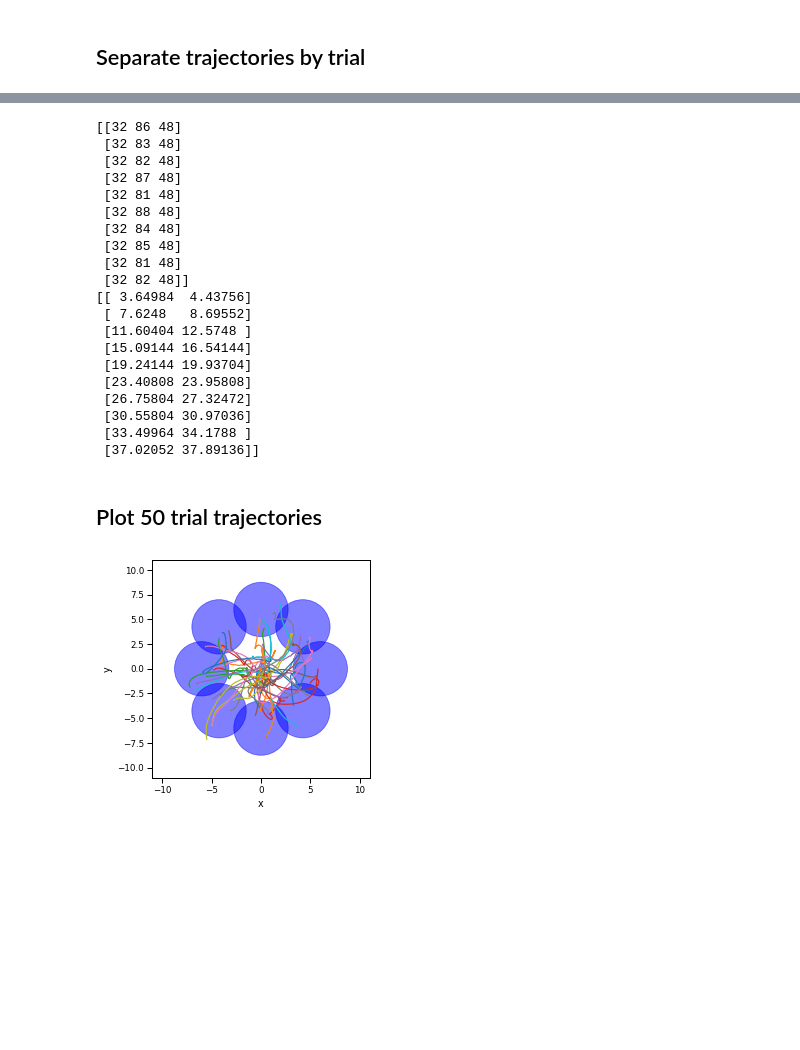
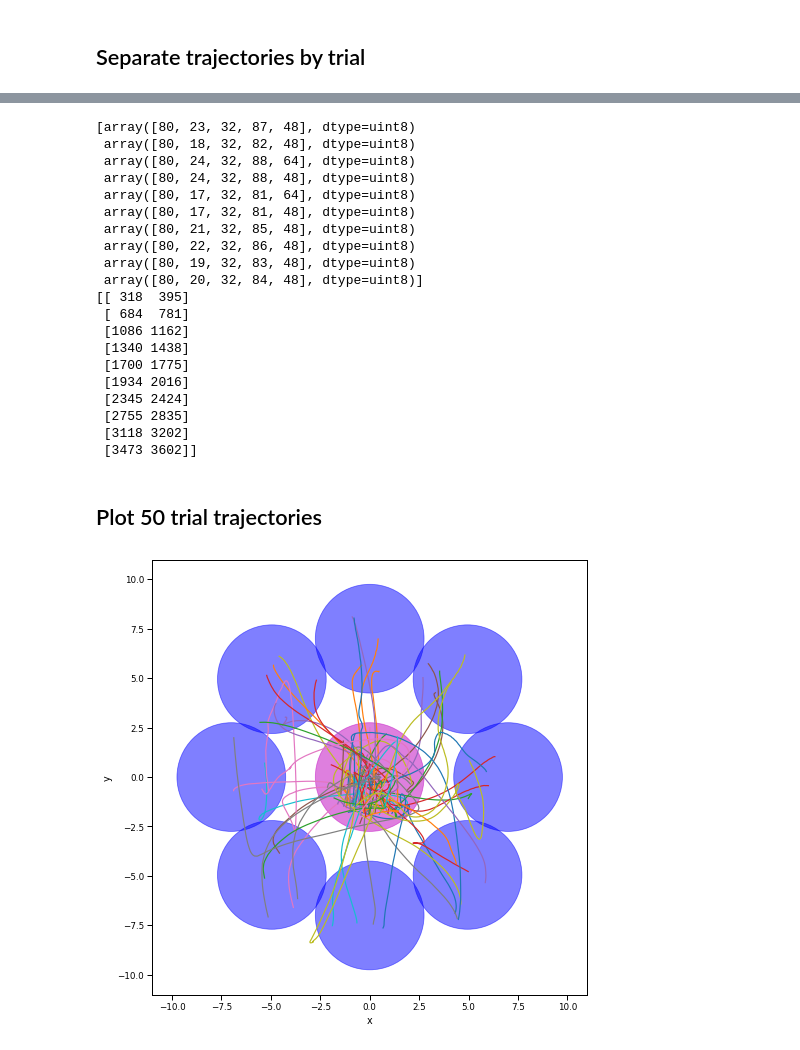
Before and after one commit to aolabNeuro/analyze, a Jupyter notebook: docs/source/examples/kinematics-demo.ipynb, the cells around one changed output, grey strips where cells are left out. Saved outputs shown, nothing was run; the diff lists cells and outputs as text; code cells hidden in the pictures; blank space fills up the shorter version.

Commit message:
update kinematics example

```diff
--- a/docs/source/examples/kinematics-demo.ipynb
+++ b/docs/source/examples/kinematics-demo.ipynb
@@ -39,6 +43,6 @@ for e in entries:
 # %%
-# pick number 2003
-e = entries[-2]
+# pick number 2139
+e = entries[-1]
 raw_files = e.get_data_files_dict(data_dir)
 preprocessed_filename = "preprocessed_te" + str(e.id) + ".hdf"
 
@@ -106,49 +110,51 @@ print(events.dtype)
 [('time', '<u8'), ('event', 'S32'), ('data', '<u4'), ('code', 'u1'), ('timestamp_bmi3d', '<f8'), ('timestamp_sync', '<f8'), ('timestamp', '<f8')]
 # %%
 event_names = events['event']
-event_times = clock['timestamp_measure_offline'][events['time']] - exp_metadata['bmi3d_start_time'] # this is confusing
-trial_segments, trial_times = aopy.preproc.get_trial_segments(events['code'], event_times, [CENTER_TARGET_OFF], [REWARD])
+event_cycles = events['time'] # confusingly, 'time' here refers to cycle count
+trial_segments, trial_times = aopy.preproc.get_trial_segments(events['code'], event_cycles, [CURSOR_ENTER_CENTER_TARGET], [REWARD, HOLD_PENALTY, DELAY_PENALTY])
 trial_segments = np.array(trial_segments)
 print(trial_segments[:10])
 print(trial_times[:10])
 # %% [output]
-[[32 86 48]
- [32 83 48]
- [32 82 48]
- [32 87 48]
- [32 81 48]
- [32 88 48]
- [32 84 48]
- [32 85 48]
- [32 81 48]
- [32 82 48]]
-[[ 3.64984  4.43756]
- [ 7.6248   8.69552]
- [11.60404 12.5748 ]
- [15.09144 16.54144]
- [19.24144 19.93704]
- [23.40808 23.95808]
- [26.75804 27.32472]
- [30.55804 30.97036]
- [33.49964 34.1788 ]
- [37.02052 37.89136]]
+[array([80, 23, 32, 87, 48], dtype=uint8)
+ array([80, 18, 32, 82, 48], dtype=uint8)
+ array([80, 24, 32, 88, 64], dtype=uint8)
+ array([80, 24, 32, 88, 48], dtype=uint8)
+ array([80, 17, 32, 81, 64], dtype=uint8)
+ array([80, 17, 32, 81, 48], dtype=uint8)
+ array([80, 21, 32, 85, 48], dtype=uint8)
+ array([80, 22, 32, 86, 48], dtype=uint8)
+ array([80, 19, 32, 83, 48], dtype=uint8)
+ array([80, 20, 32, 84, 48], dtype=uint8)]
+[[ 318  395]
+ [ 684  781]
+ [1086 1162]
+ [1340 1438]
+ [1700 1775]
+ [1934 2016]
+ [2345 2424]
+ [2755 2835]
+ [3118 3202]
+ [3473 3602]]
 # %%
-cursor_trajectories = aopy.preproc.get_data_segments(cursor_kinematics, trial_times, exp_metadata['fps'])
-hand_trajectories = aopy.preproc.get_data_segments(hand_kinematics, trial_times, exp_metadata['fps'])
+trial_indices = [range(t[0], t[1]) for t in trial_times]
+cursor_trajectories = [cursor_kinematics[t] for t in trial_indices]
+hand_trajectories = [hand_kinematics[t] for t in trial_indices]
 # %%
 # get the unique target positions
 trials = exp_data['trials']
 n_trials = len(trials)
 trial_targets = aopy.postproc.get_trial_targets(trials['trial'], trials['target'][:,[0,2]]) # (x, z, y) -> (x, y)
-unique_targets = np.unique([t[1] for t in trial_targets], axis=0)
+unique_targets = np.unique(np.concatenate(([t[1] for t in trial_targets], trial_targets[0])), axis=0)
 # %% [markdown]
 ## Plot 50 trial trajectories
 # %%
+fig, ax = plt.subplots(figsize=(8,8))
 bounds = exp_metadata['cursor_bounds'][[0,1,4,5]]
-aopy.visualization.plot_trajectories(cursor_trajectories[:50], bounds=bounds)
+aopy.visualization.plot_trajectories(cursor_trajectories, bounds=bounds)
 aopy.visualization.plot_targets(unique_targets, exp_metadata['target_radius'])
 # %% [output]
-[figure, old version]
+[figure, new version]
 # %%
 bounds_3d = [-10, 0, 60, 80, 25, 35]
 fig = plt.figure()
```
Also changed, not shown: parts of 5 cells of this notebook.
